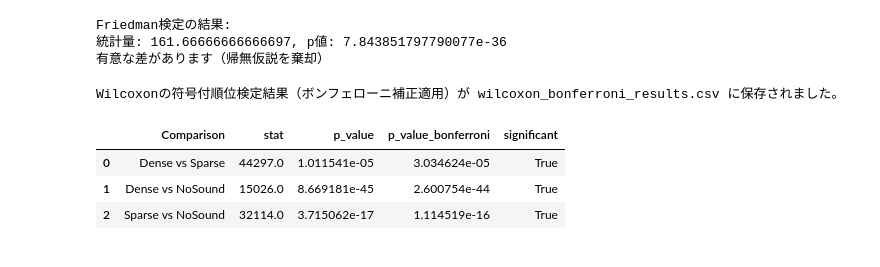
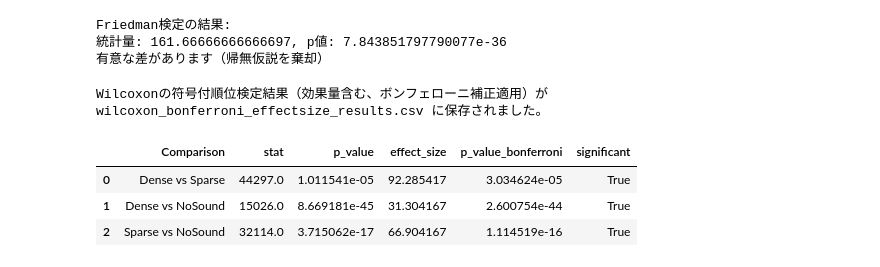
Before and after one commit to takaharayota531/poster-exp-analysis, a Jupyter notebook: 本予備実験3/main-exp3-all-001.ipynb, the cells around one changed output. Drawn from its saved outputs; the diff is of its cells as text; code cells hidden in the pictures.

```diff
--- a/本予備実験3/main-exp3-all-001.ipynb
+++ b/本予備実験3/main-exp3-all-001.ipynb
@@ -364,41 +376,54 @@ import numpy as np
 import scipy.stats as stats
 
 # Wilcoxonの符号付順位検定
 wilcoxon_results = []
 methods = df_all['Method_Label'].unique()
 num_comparisons = sum(1 for _ in combinations(methods, 2))
 
+for method1, method2 in combinations(methods, 2):
+    # データ抽出
+    data1 = df_all[df_all['Method_Label'] == method1]['Sum_Squared_Error']
+    data2 = df_all[df_all['Method_Label'] == method2]['Sum_Squared_Error']
 
-for method1, method2 in combinations(methods, 2):
-    stat, p_value = stats.wilcoxon(df_all[df_all['Method_Label'] == method1]['Sum_Squared_Error'],
-                                    df_all[df_all['Method_Label'] == method2]['Sum_Squared_Error'])
+    # Wilcoxon検定
+    stat, p_value = stats.wilcoxon(data1, data2)
+
+    # ペア数
+    n = len(data1)
+
+    # 効果量を計算
+    z_value = stat / np.sqrt(n)  # Z統計量に相当する値
+    effect_size = z_value / np.sqrt(n)
+
+    # 結果をリストに追加
     wilcoxon_results.append({
         'Comparison': f'{method1} vs {method2}',
         'stat': stat,
-        'p_value': p_value
+        'p_value': p_value,
+        'effect_size': effect_size
     })
 
 # 結果をデータフレームに変換
 df_wilcoxon_results = pd.DataFrame(wilcoxon_results)
 
 # ボンフェローニ補正
 df_wilcoxon_results['p_value_bonferroni'] = df_wilcoxon_results['p_value'] * num_comparisons
 df_wilcoxon_results['p_value_bonferroni'] = df_wilcoxon_results['p_value_bonferroni'].apply(lambda x: min(x, 1.0))
 
 # 有意性の判断
 df_wilcoxon_results['significant'] = df_wilcoxon_results['p_value_bonferroni'] < 0.05
 
 # ボンフェローニ補正結果をCSVファイルとして保存
-output_file_bonferroni = 'wilcoxon_bonferroni_results.csv'
+output_file_bonferroni = 'wilcoxon_bonferroni_effectsize_results.csv'
 df_wilcoxon_results.to_csv(output_file_bonferroni, index=False)
 
-print(f"Wilcoxonの符号付順位検定結果（ボンフェローニ補正適用）が {output_file_bonferroni} に保存されました。")
+print(f"Wilcoxonの符号付順位検定結果（効果量含む、ボンフェローニ補正適用）が {output_file_bonferroni} に保存されました。")
 
 # 結果の一部を表示
 df_wilcoxon_results
 # %% [output]
-Wilcoxonの符号付順位検定結果（ボンフェローニ補正適用）が wilcoxon_bonferroni_results.csv に保存されました。
+Wilcoxonの符号付順位検定結果（効果量含む、ボンフェローニ補正適用）が wilcoxon_bonferroni_effectsize_results.csv に保存されました。
-|  | Comparison | stat | p_value | p_value_bonferroni | significant |
-| 0 | Dense vs Sparse | 44297.0 | 1.011541e-05 | 3.034624e-05 | True |
-| 1 | Dense vs NoSound | 15026.0 | 8.669181e-45 | 2.600754e-44 | True |
-| 2 | Sparse vs NoSound | 32114.0 | 3.715062e-17 | 1.114519e-16 | True |
+|  | Comparison | stat | p_value | effect_size | p_value_bonferroni | significant |
+| 0 | Dense vs Sparse | 44297.0 | 1.011541e-05 | 92.285417 | 3.034624e-05 | True |
+| 1 | Dense vs NoSound | 15026.0 | 8.669181e-45 | 31.304167 | 2.600754e-44 | True |
+| 2 | Sparse vs NoSound | 32114.0 | 3.715062e-17 | 66.904167 | 1.114519e-16 | True |
```
Also changed, not shown: parts of 3 cells of this notebook, 17 other files.
